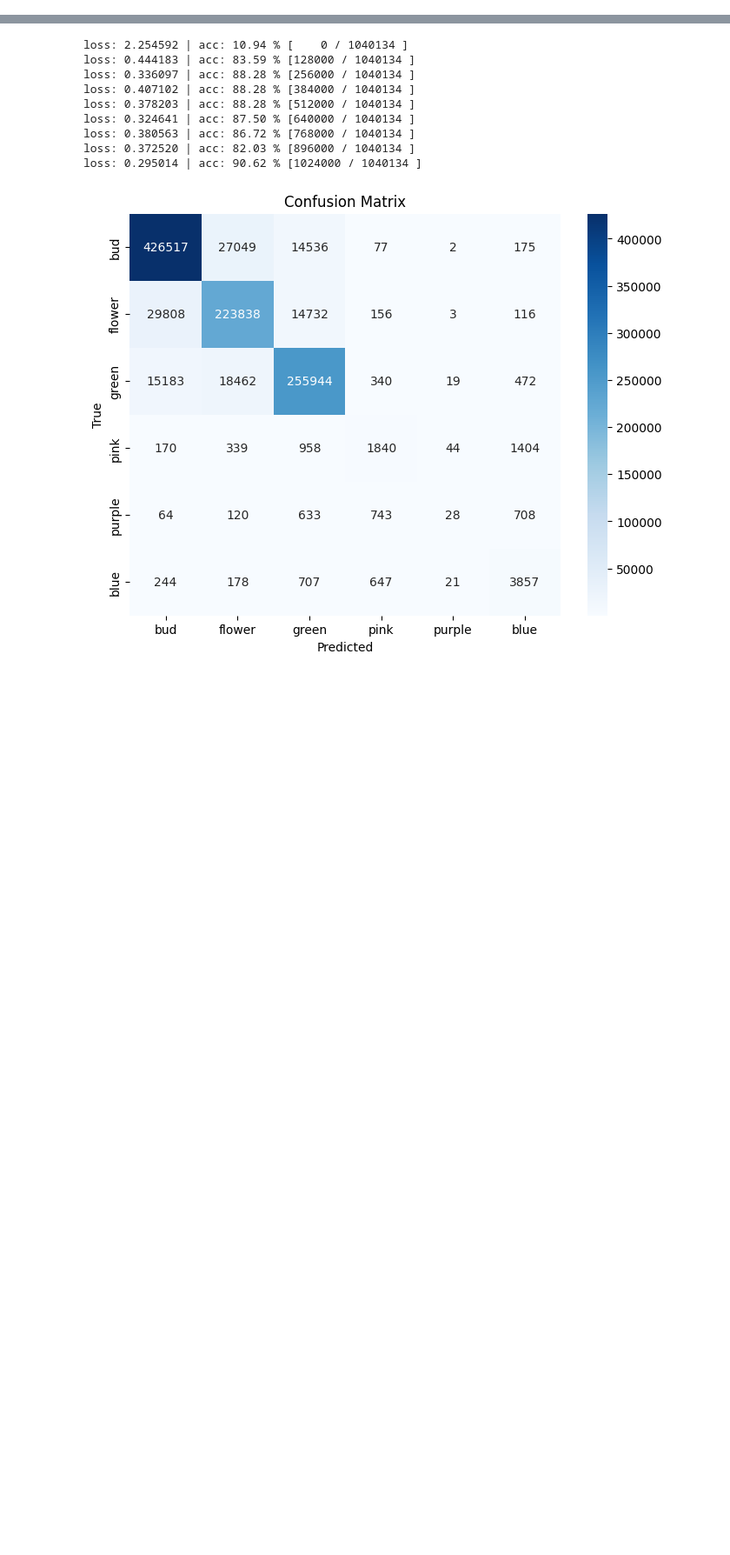
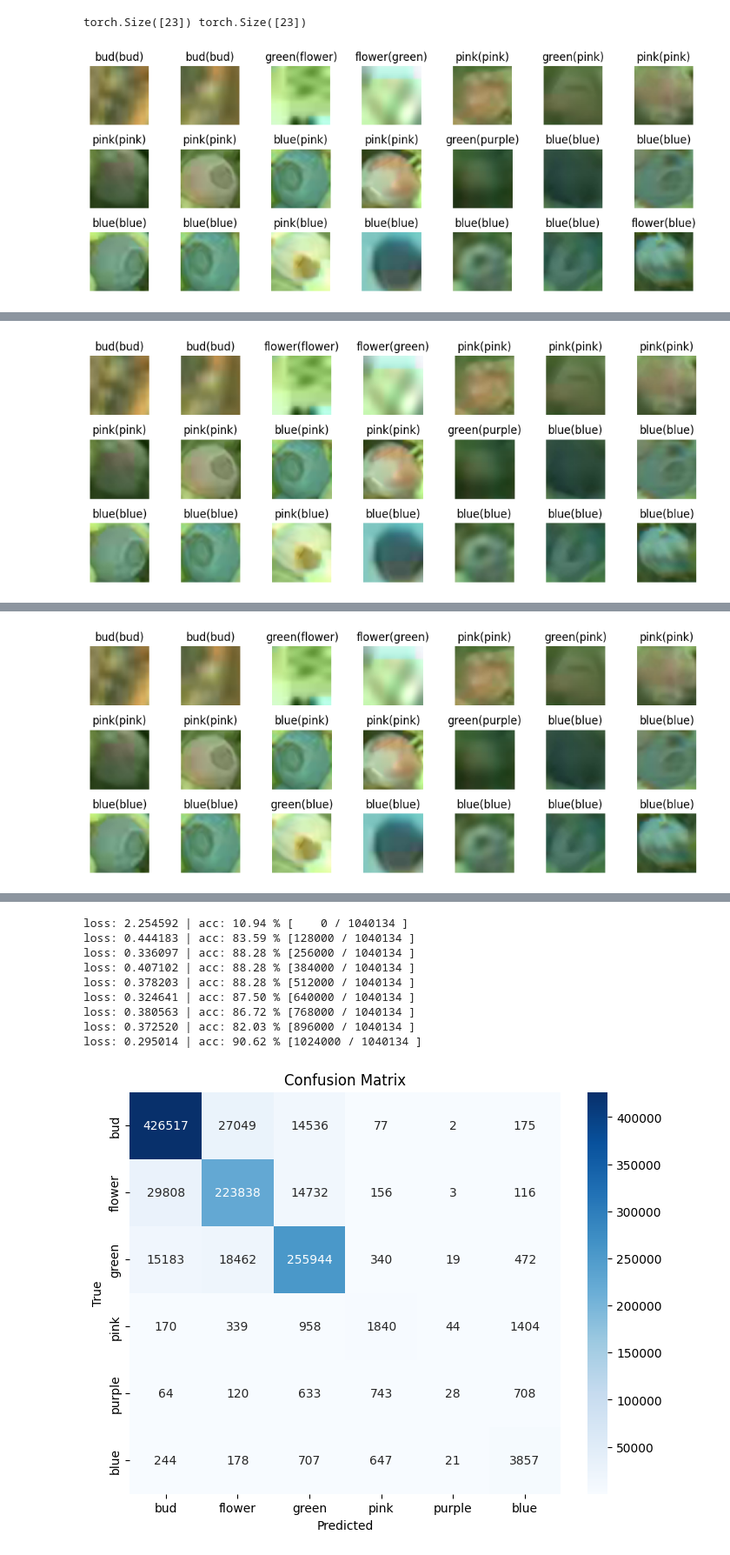
Before and after one commit to kpetrakis-eden/ml-sandbox, a Jupyter notebook: notebooks/Classification.ipynb, the cells around one changed output, grey strips where cells are left out. Shown at 87% size. Drawn from its saved outputs; the diff is of its cells as text; code cells hidden in the pictures; blank space fills up the shorter version.

Commit message:
some progress in classification code

```diff
--- a/notebooks/Classification.ipynb
+++ b/notebooks/Classification.ipynb
@@ -43,8 +43,8 @@ transforms = v2.Compose([
 # %%
 DEVICE = torch.accelerator.current_accelerator().type if torch.accelerator.is_available() else "cpu"
-print(f"Using {DEVICE} device")
+print(f"Device: {DEVICE}")
 
 lr = 1e-3
-BATCH_SIZE = 128
-EPOCHS = 1
+BATCH_SIZE = 256
+EPOCHS = 20
 # %% [output]
@@ -82,16 +144,70 @@ def plot_confusion_matrix(cm, class_names):
 # %%
-g = torch.Generator().manual_seed(0)
 seed()
-dataset = ImageFolder(CLASSIFICATION_ROOT, transform=transforms)
-dataloader = DataLoader(dataset, batch_size=BATCH_SIZE, shuffle=True, num_workers=8, worker_init_fn=seed_worker, generator=g)
-# print(dataset)
-# print(dataloader)
-
-
-num_classes = len(dataset.classes)
 model = resnet18(weights="IMAGENET1K_V1")
-model.fc = nn.Linear(model.fc.in_features, num_classes)
+model.fc = nn.Linear(model.fc.in_features, NUM_CLASSES)
 model = model.to(DEVICE)
 
 loss_fn = nn.CrossEntropyLoss()
 optimizer = Adam(model.parameters(), lr=lr)
+# %%
+lossi = []
+acci = []
+dev_lossi = []
+dev_acci = []
+for epoch in range(EPOCHS):
+  model.train()
+
+  train_loss = 0
+  correct = 0
+  all_preds: list[int] = [] # to construct confusion matrix
+  all_y = []
+
+  # for i, (Xb, Yb) in islice(enumerate(dataloader), 1):
+  for i, (Xb, Yb) in enumerate(train_dataloader):
+    Xb, Yb = Xb.to(DEVICE), Yb.to(DEVICE)
+
+    optimizer.zero_grad(set_to_none=True)
+    out = model(Xb) # 128xNUM_CLASSES
+    loss = loss_fn(out, Yb)
+    loss.backward()
+    optimizer.step()
+
+    train_loss += loss.detach().item()
+    _, pred = torch.max(out, 1)
+    correct += pred.eq(Yb).float().sum().item()
+
+    # all_preds.extend(pred.cpu().numpy())
+    # all_y.extend(Yb.cpu().numpy())
+
+  lossi.append(train_loss / len(train_dataloader))
+  acci.append(100 * correct / len(train_dataloader.dataset))
+
+  # validate
+  model.eval()
+  dev_loss = 0
+  dev_correct = 0
+  with torch.no_grad():
+    for i, (Xb, Yb) in enumerate(dev_dataloader):
+      Xb, Yb = Xb.to(DEVICE), Yb.to(DEVICE)
+
+      out = model(Xb)
+      loss = loss_fn(out, Yb)
+      dev_loss += loss.detach().item()
+      _, pred = torch.max(out, 1)
+      dev_correct += pred.eq(Yb).float().sum().item()
+
+    # when I create the splits, use a predefined set of images here, not each batch
+    plot_prediction_dynamics(Xb.cpu(), Yb.cpu(), pred.cpu())
+
+  dev_loss /= len(dev_dataloader)
+  dev_lossi.append(dev_loss)
+  dev_acci.append(100*dev_correct / len(dev_dataloader.dataset))
+
+  # cm = confusion_matrix(all_y, all_preds, labels=list(range(NUM_CLASSES)))
+  # plot_confusion_matrix(cm, CLASS_NAMES)
+  print(f"Epoch {epoch} loss : {train_loss / len(train_dataloader):.6f} | acc: {100 * correct / len(train_dataloader.dataset):.2f} %")
+  print(f"dev_loss : {dev_loss / len(dev_dataloader):.6f} | dev_acc: {100 * dev_correct / len(dev_dataloader.dataset):.2f} %")
+  print("==========================================================================")
+# %% [output]
+torch.Size([23]) torch.Size([23])
+[figure, added]
@@ -97,0 +218 @@ optimizer = Adam(model.parameters(), lr=lr)
+[figure, added]
@@ -97,0 +223 @@ optimizer = Adam(model.parameters(), lr=lr)
+[figure, added]
```
Also changed, not shown: parts of 8 cells of this notebook.
